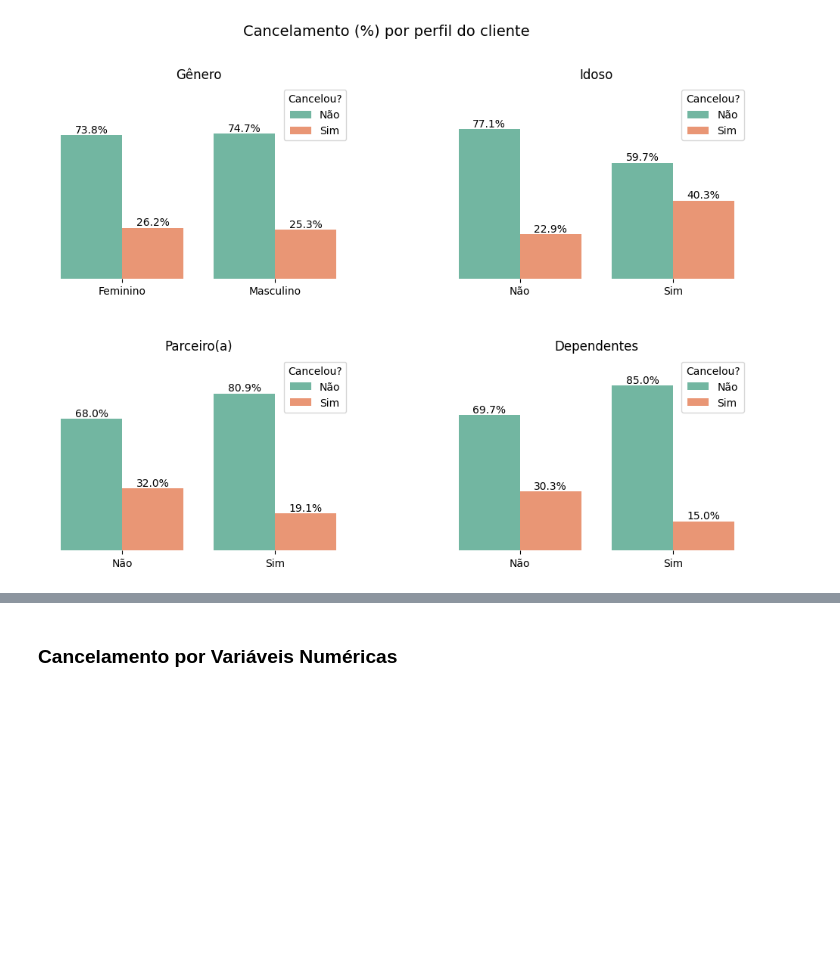
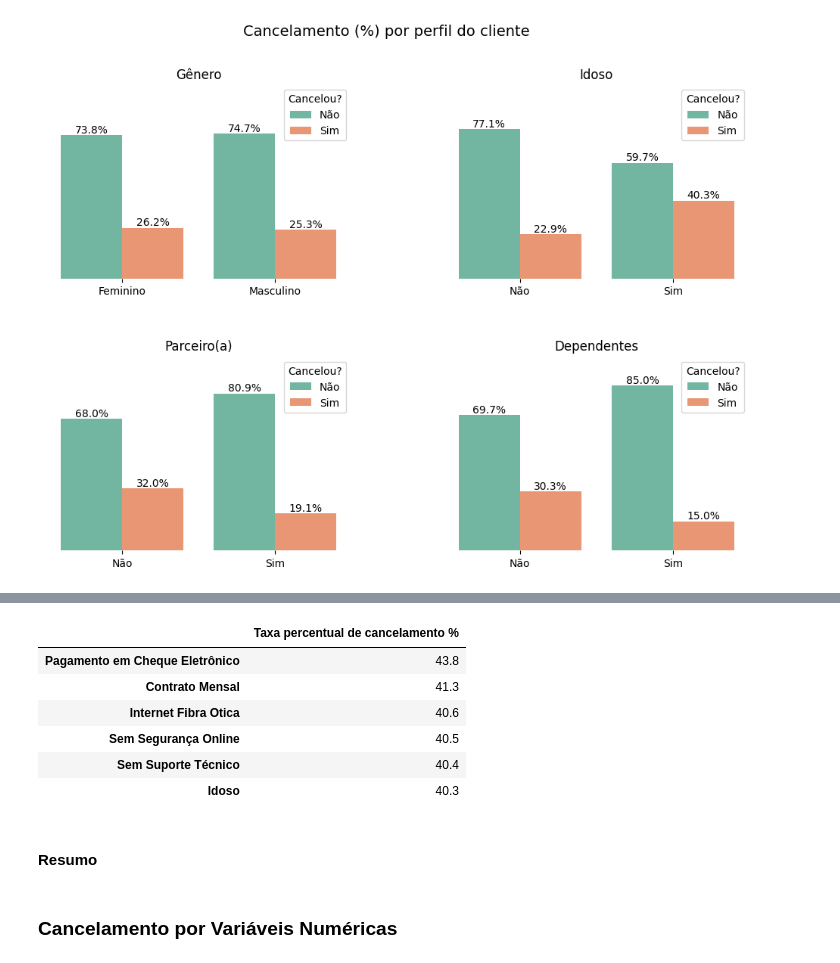
Before and after one commit to ElaiEmylleMatos/challenge-telecom-x, a Jupyter notebook: TelecomX_BR.ipynb, the cells around one changed output, grey strips where cells are left out. Drawn from its saved outputs; the diff is of its cells as text; code cells hidden in the pictures; blank space fills up the shorter version.

```diff
--- a/TelecomX_BR.ipynb
+++ b/TelecomX_BR.ipynb
@@ -258,3 +258,5 @@ for ax, var, title in zip(axs.flatten(), vars_demo, titles):
 plt.show()
 # %% [output]
 [figure]
+# %%
+cancelamento_taxas = pd.DataFrame({'Idoso':[40.3]})
@@ -260,0 +338,5 @@ plt.show()
+# %%
+cancelamento_taxas['Contrato Mensal'] = 41.3
+cancelamento_taxas['Pagamento em Cheque Eletrônico'] = 43.8
+
+cancelamento_taxas
@@ -282,3 +428,22 @@ df.head()
+# %%
+cancelamento_taxas['Internet Fibra Otica'] = 40.6
+cancelamento_taxas['Sem Segurança Online'] = 40.5
+cancelamento_taxas['Sem Suporte Técnico'] = 40.4
+
+maiores_cancelamentos = cancelamento_taxas.T
+maiores_cancelamentos.rename(columns={0: 'Taxa percentual de cancelamento %'}, inplace=True)
+maiores_cancelamentos
+maiores_cancelamentos.sort_values(by='Taxa percentual de cancelamento %', ascending=False)
+# %% [output]
+|  | Taxa percentual de cancelamento % |
+| Pagamento em Cheque Eletrônico | 43.8 |
+| Contrato Mensal | 41.3 |
+| Internet Fibra Otica | 40.6 |
+| Sem Segurança Online | 40.5 |
+| Sem Suporte Técnico | 40.4 |
+| Idoso | 40.3 |
+# %% [markdown]
+#### Resumo
 # %% [markdown]
 ### Cancelamento por Variáveis Numéricas
 # %% [markdown]
```
Also changed, not shown: parts of 7 cells of this notebook.
